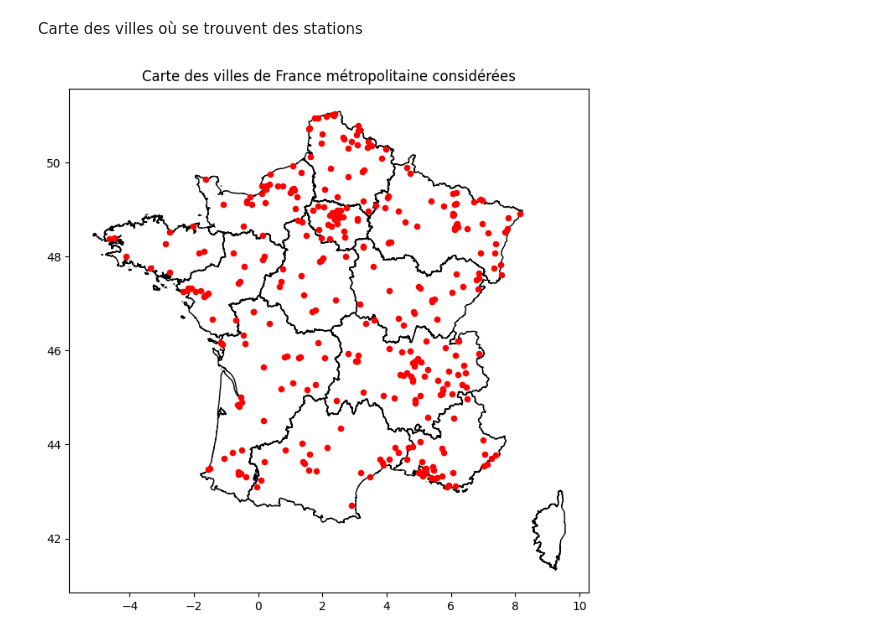
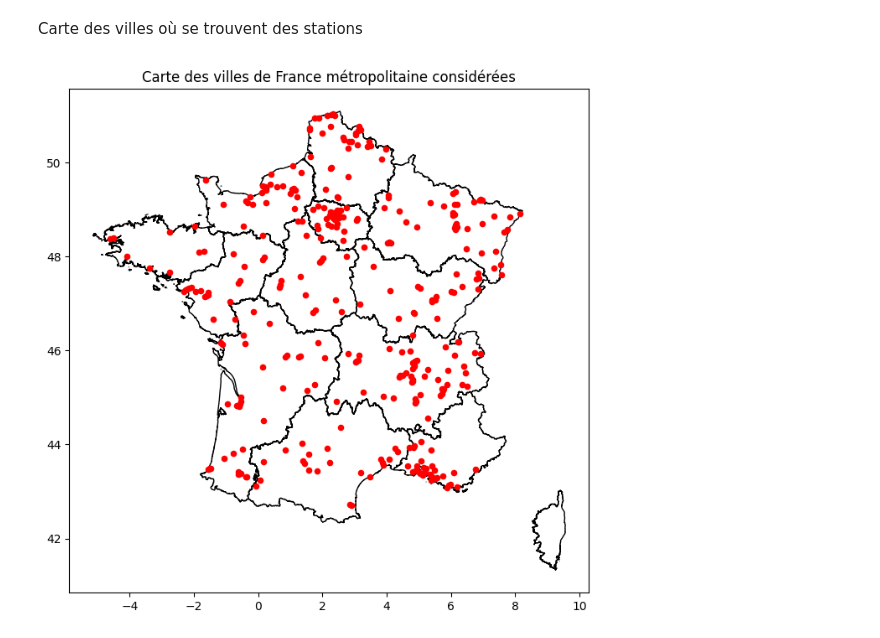
Before and after one commit to TheoSan75/Projet_Python_ENSAE_2A, a Jupyter notebook: projet.ipynb, the cells around one changed output. Saved outputs shown, nothing was run; the diff lists cells and outputs as text; code cells hidden in the pictures.

```diff
--- a/projet.ipynb
+++ b/projet.ipynb
@@ -302,7 +302,9 @@ geodair.to_csv('data/processed_data/geodair_2022_villes_coords.csv', index=False
 # %% [markdown]
 On se restreint à la métropole pour une meilleure visualisation :
 # %%
-geodair = pd.read_csv("data/processed_data/geodair_2022_villes_coords.csv", sep=",")
+import pandas as pd
+
+geodair = pd.read_csv("data/processed_data/geodair_2022_villes_codgeo2.csv", sep=",")
 # %%
 lat_min, lat_max = 41.0, 51.5
 lon_min, lon_max = -5.5, 9.5
@@ -362,31 +364,31 @@ Carte des villes où se trouvent des stations
 # %%
 import geopandas as gpd
 from cartiflette import carti_download
 import matplotlib.pyplot as plt
 
 france = carti_download(
       values = ["France"],
       crs = 4326,
       borders = "REGION",
       vectorfile_format="geojson",
       simplification=50,
       filter_by="FRANCE_ENTIERE",
       source="EXPRESS-COG-CARTO-TERRITOIRE",
       year=2022)
 france = france.loc[france['INSEE_REG']>10]
 
-geodair_metro_villes = geodair_metro[['Ville', 'Latitude ville', 'Longitude ville']].drop_duplicates()
+geodair_metro_villes = geodair_metro[['Ville', 'Latitude_commune', 'Longitude_commune']].drop_duplicates()
 
 geodair_gdf = gpd.GeoDataFrame(
     geodair_metro_villes,
-    geometry=gpd.points_from_xy(geodair_metro_villes["Longitude ville"], geodair_metro_villes["Latitude ville"]),
+    geometry=gpd.points_from_xy(geodair_metro_villes["Longitude_commune"], geodair_metro_villes["Latitude_commune"]),
     crs="EPSG:4326"
 )
 
 ax = france.plot(figsize=(8,8), edgecolor="black", facecolor="none")
 geodair_gdf.plot(ax=ax, color="red", markersize=20)
 
 plt.title("Carte des villes de France métropolitaine considérées")
 plt.show()
 # %% [output]
-[figure, old version]
+[figure, new version]
```
Also changed, not shown: parts of 8 cells of this notebook.
